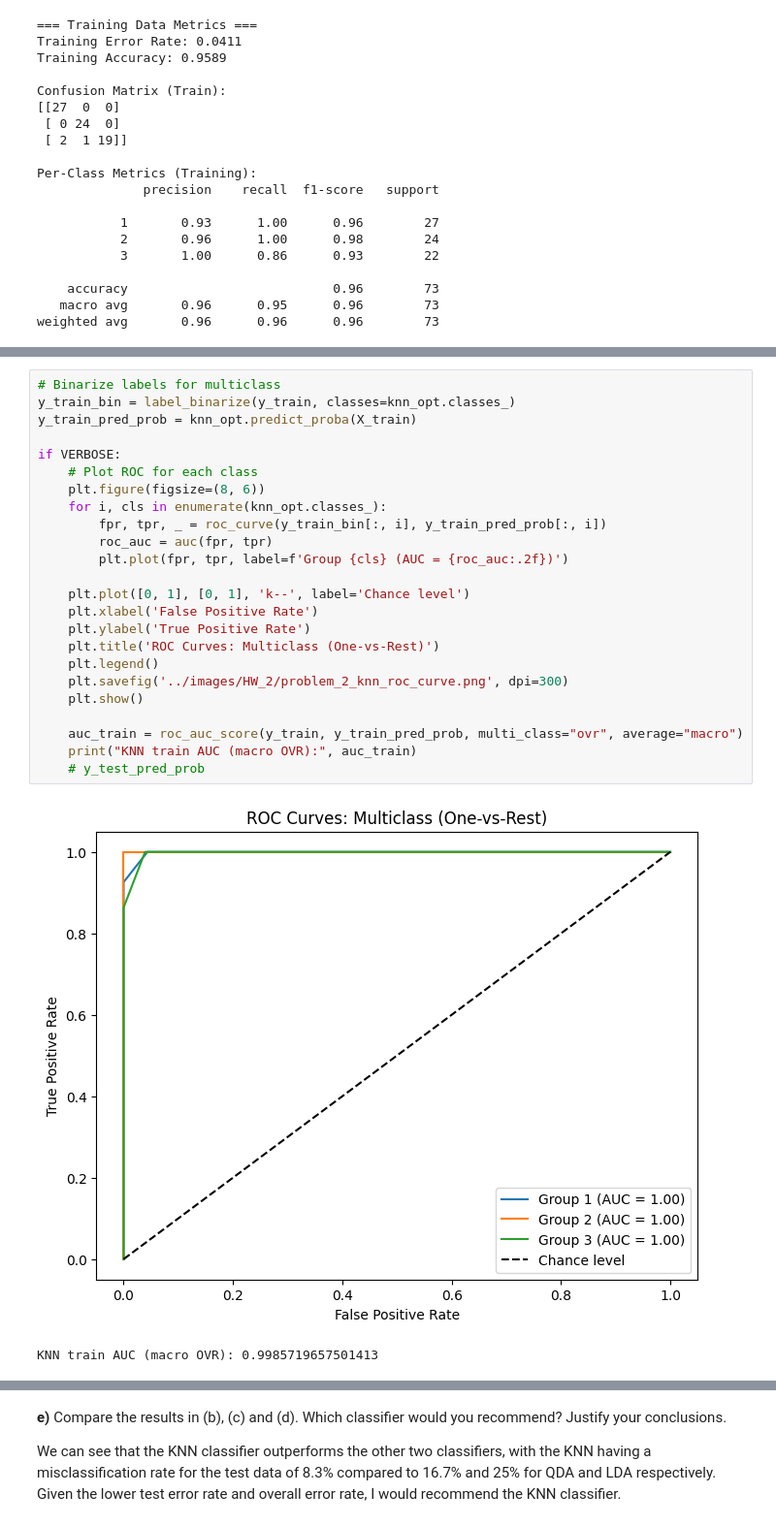
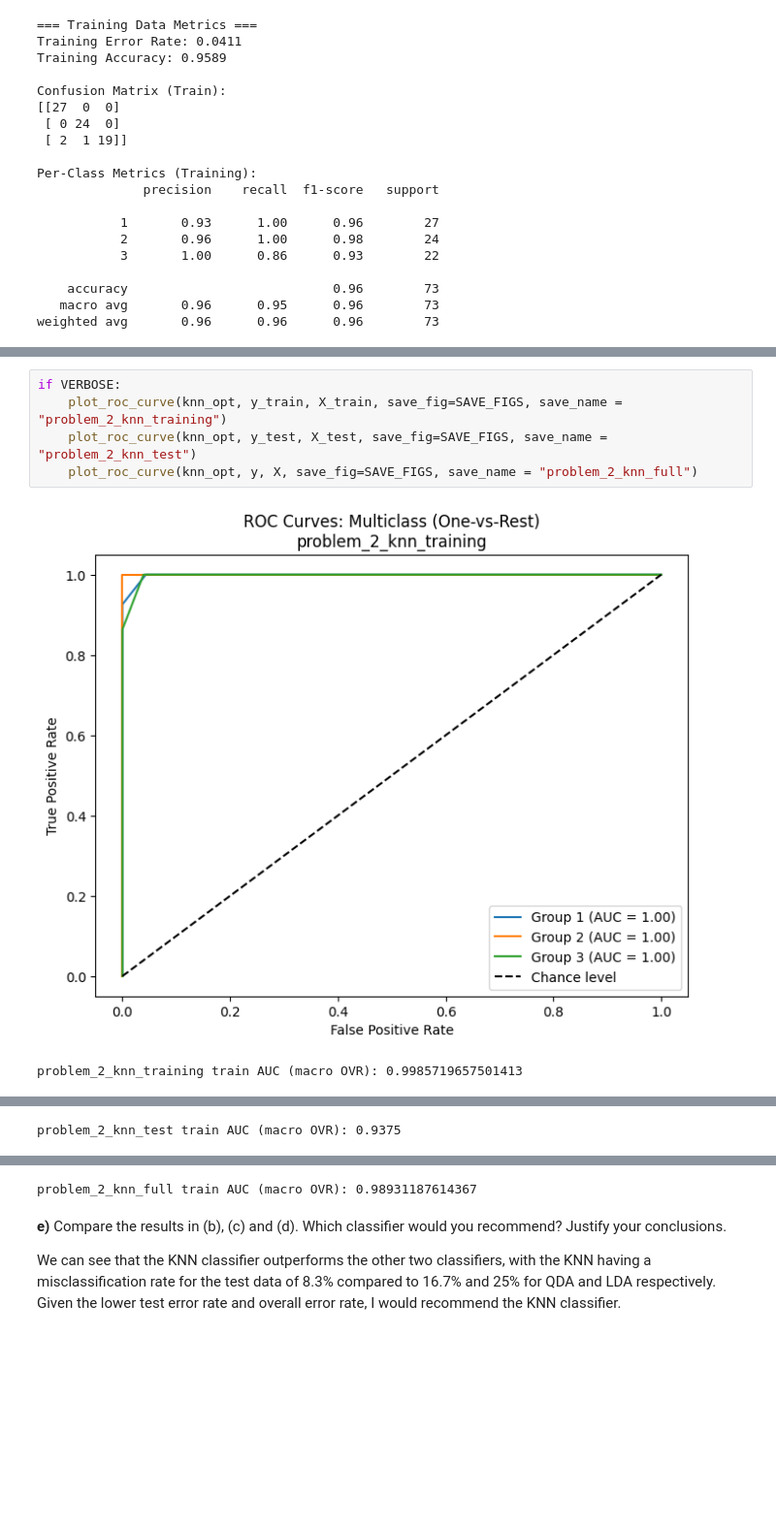
Before and after one commit to nealkuperman/Data_Science_I, a Jupyter notebook: HW/HW_2/HW_2.ipynb, the cells around one changed output, grey strips where cells are left out. Shown at 97% size. Drawn from its saved outputs; the diff is of its cells as text; blank space fills up the shorter version.

```diff
--- a/HW/HW_2/HW_2.ipynb
+++ b/HW/HW_2/HW_2.ipynb
@@ -1164,30 +1260,11 @@ Confusion Matrix (Test):
  [0 0 4]]
 [figure]
 [figure]
-# %%
-# Binarize labels for multiclass
-y_train_bin = label_binarize(y_train, classes=knn_opt.classes_)
-y_train_pred_prob = knn_opt.predict_proba(X_train)
-
-if VERBOSE:
-    # Plot ROC for each class
-    plt.figure(figsize=(8, 6))
-    for i, cls in enumerate(knn_opt.classes_):
-        fpr, tpr, _ = roc_curve(y_train_bin[:, i], y_train_pred_prob[:, i])
-        roc_auc = auc(fpr, tpr)
-        plt.plot(fpr, tpr, label=f'Group {cls} (AUC = {roc_auc:.2f})')
-
-    plt.plot([0, 1], [0, 1], 'k--', label='Chance level')
-    plt.xlabel('False Positive Rate')
-    plt.ylabel('True Positive Rate')
-    plt.title('ROC Curves: Multiclass (One-vs-Rest)')
-    plt.legend()
-    plt.savefig('../images/HW_2/problem_2_knn_roc_curve.png', dpi=300)
-    plt.show()
-
-    auc_train = roc_auc_score(y_train, y_train_pred_prob, multi_class="ovr", average="macro")
-    print("KNN train AUC (macro OVR):", auc_train)
-    # y_test_pred_prob
-# %% [output]
-[figure, removed]
-KNN train AUC (macro OVR): 0.9985719657501413
+# %%
+if VERBOSE:
+    plot_roc_curve(knn_opt, y_train, X_train, save_fig=SAVE_FIGS, save_name = "problem_2_knn_training")
+    plot_roc_curve(knn_opt, y_test, X_test, save_fig=SAVE_FIGS, save_name = "problem_2_knn_test")
+    plot_roc_curve(knn_opt, y, X, save_fig=SAVE_FIGS, save_name = "problem_2_knn_full")
+# %% [output]
+[figure, added]
+problem_2_knn_training train AUC (macro OVR): 0.9985719657501413
@@ -1193,0 +1272 @@ KNN train AUC (macro OVR): 0.9985719657501413
+problem_2_knn_test train AUC (macro OVR): 0.9375
@@ -1194,3 +1274,4 @@ KNN train AUC (macro OVR): 0.9985719657501413
+problem_2_knn_full train AUC (macro OVR): 0.98931187614367
 # %% [markdown]
 **e)** Compare the results in (b), (c) and (d). Which classifier would you recommend? Justify your conclusions.
 
```
Also changed, not shown: parts of 14 cells of this notebook, 7 other files.
